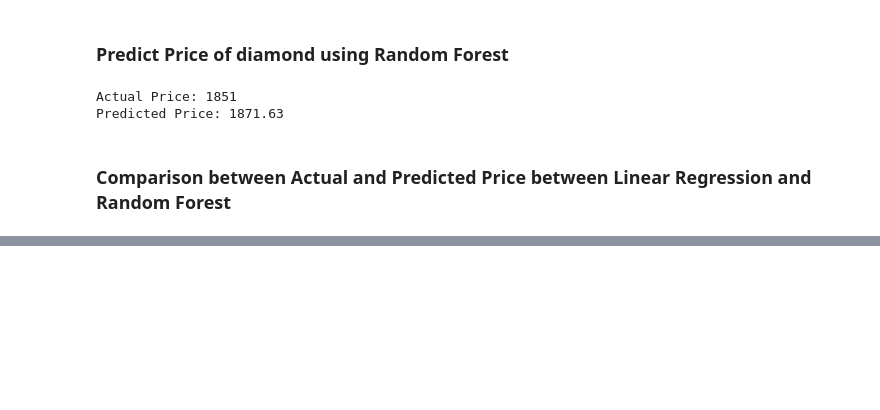
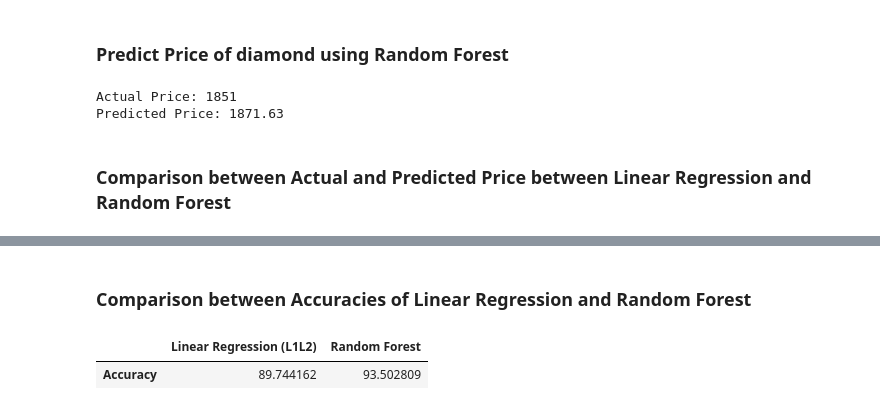
Before and after one commit to mch3pg4/60006CEM-MLTasks, a Jupyter notebook: Task1-Regression/MLTask1Regression.ipynb, the cells around one changed output, grey strips where cells are left out. Cells and saved outputs as stored; diff of their text form; code cells hidden in the pictures; blank space fills up the shorter version.

```diff
--- a/Task1-Regression/MLTask1Regression.ipynb
+++ b/Task1-Regression/MLTask1Regression.ipynb
@@ -492,3 +492,7 @@ Mean Squared Error: 1215093.9038325078
 Root Mean Squared Error: 1102.312979072871
 R2 Score: 0.9202802581013376
 Mean Absolute Error: 725.270321268136
+# %%
+# calculate accuracy
+accuracy = best_model_en.score(X_test, y_test) * 100
+print(f'Accuracy: {accuracy}')
@@ -608,3 +614,15 @@ comparison
 # %% [output]
 |  | Actual Price | Linear Regression | Linear Regression (Scaled) | LinearRegression L2 | LinearRegression L1 | ... |
 | Diamond Price | 1851 | 2630.136698 | -7444.980944 | 2631.254679 | 2629.829155 | ... |
+# %% [markdown]
+### Comparison between Accuracies of Linear Regression and Random Forest
+# %%
+accuracy_comparison = pd.DataFrame({
+    'Linear Regression (L1L2)': [accuracy],
+    'Random Forest': [accuracy_rf]
+}, index=['Accuracy'])
+
+accuracy_comparison
+# %% [output]
+|  | Linear Regression (L1L2) | Random Forest |
+| Accuracy | 89.744162 | 93.502809 |
```
Also changed, not shown: parts of 2 cells of this notebook, 1 other file.
